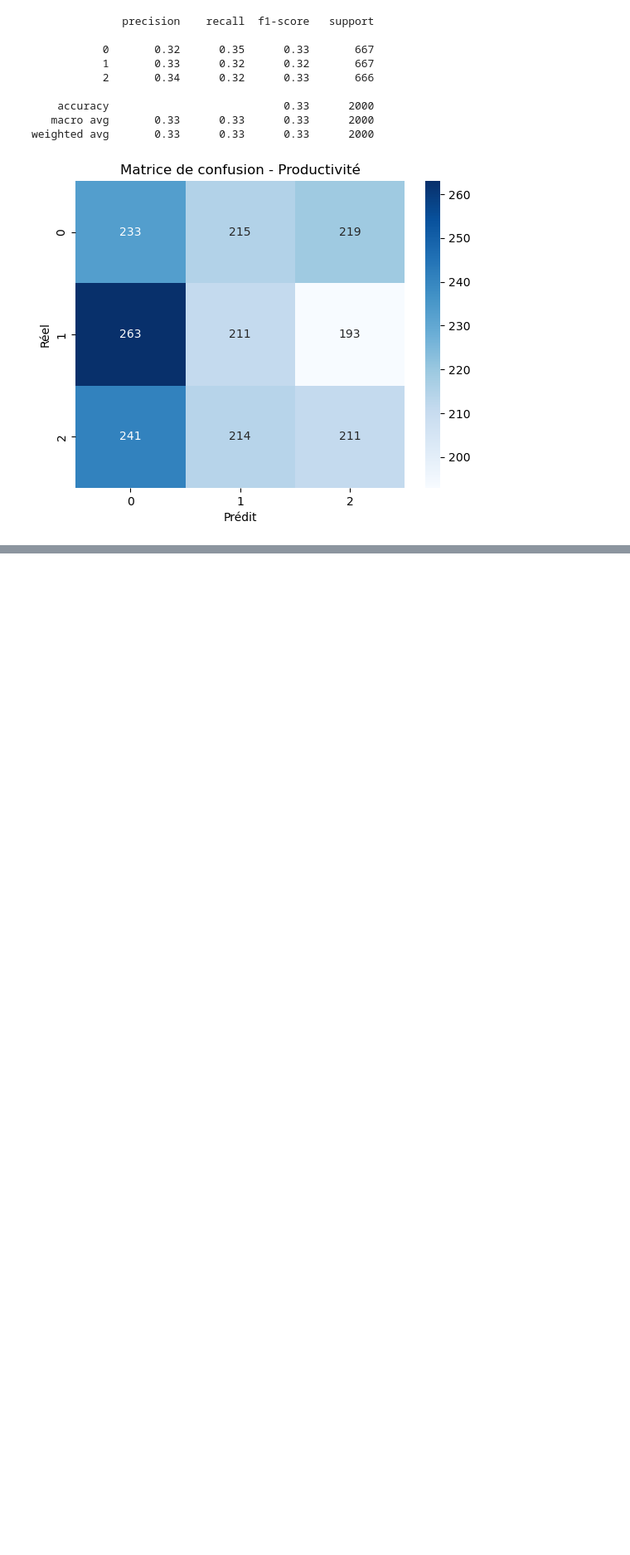
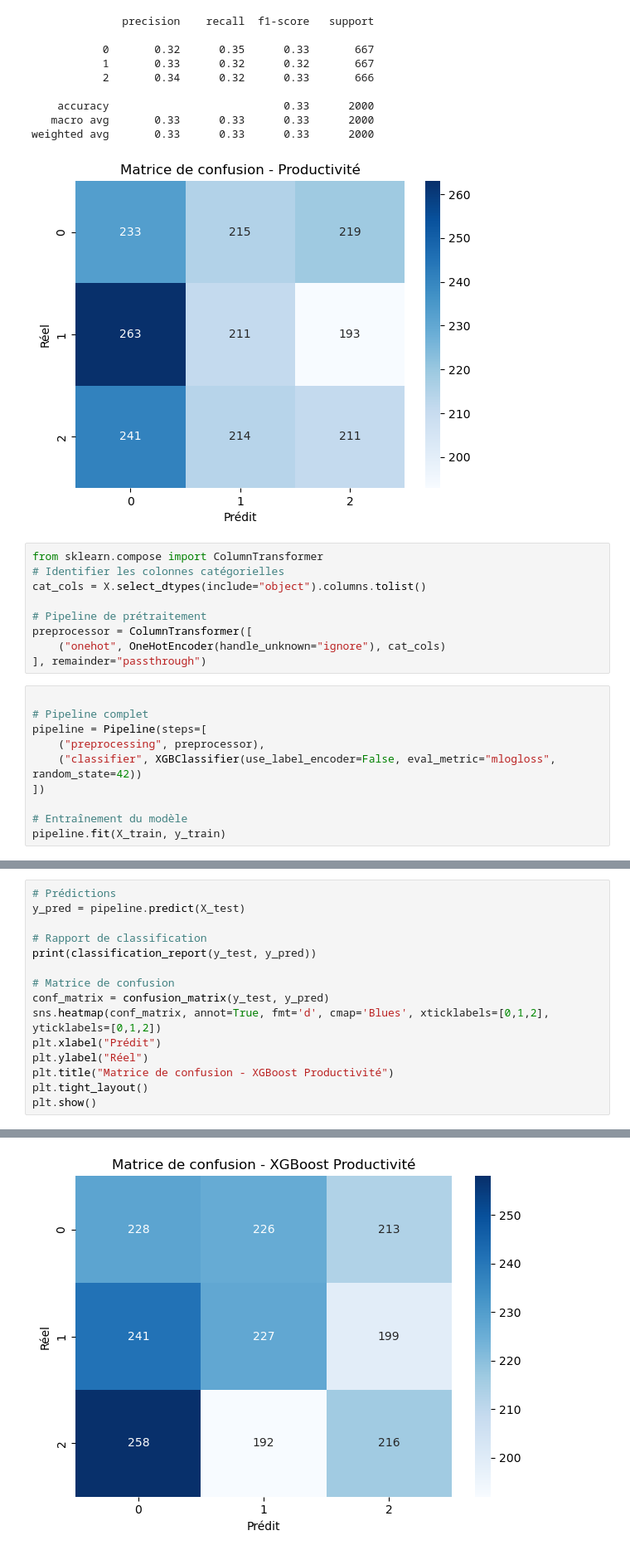
Before and after one commit to Cedric0518/30-days-challenge, a Jupyter notebook: Day_10_ProductiviteEntreprise/ProductivitéEntreprise.ipynb, the cells around one changed output, grey strips where cells are left out. Shown: that part at 83% size. Saved outputs shown, nothing was run; the diff lists cells and outputs as text; blank space fills up the shorter version.

Commit message:
day11
XGBoost

```diff
--- a/Day_10_ProductiviteEntreprise/ProductivitéEntreprise.ipynb
+++ b/Day_10_ProductiviteEntreprise/ProductivitéEntreprise.ipynb
@@ -188,3 +188,22 @@ plt.show()
    macro avg       0.33      0.33      0.33      2000
 weighted avg       0.33      0.33      0.33      2000
 [figure]
+# %%
+from sklearn.compose import ColumnTransformer
+# Identifier les colonnes catégorielles
+cat_cols = X.select_dtypes(include="object").columns.tolist()
+
+# Pipeline de prétraitement
+preprocessor = ColumnTransformer([
+    ("onehot", OneHotEncoder(handle_unknown="ignore"), cat_cols)
+], remainder="passthrough")
+# %%
+
+# Pipeline complet
+pipeline = Pipeline(steps=[
+    ("preprocessing", preprocessor),
+    ("classifier", XGBClassifier(use_label_encoder=False, eval_metric="mlogloss", random_state=42))
+])
+
+# Entraînement du modèle
+pipeline.fit(X_train, y_train)
@@ -190,0 +231,16 @@ weighted avg       0.33      0.33      0.33      2000
+# %%
+# Prédictions
+y_pred = pipeline.predict(X_test)
+
+# Rapport de classification
+print(classification_report(y_test, y_pred))
+
+# Matrice de confusion
+conf_matrix = confusion_matrix(y_test, y_pred)
+sns.heatmap(conf_matrix, annot=True, fmt='d', cmap='Blues', xticklabels=[0,1,2], yticklabels=[0,1,2])
+plt.xlabel("Prédit")
+plt.ylabel("Réel")
+plt.title("Matrice de confusion - XGBoost Productivité")
+plt.tight_layout()
+plt.show()
+# %% [output]
@@ -190,0 +256 @@ weighted avg       0.33      0.33      0.33      2000
+[figure, added]
```
Also changed, not shown: parts of 2 cells of this notebook, 1 other file.
